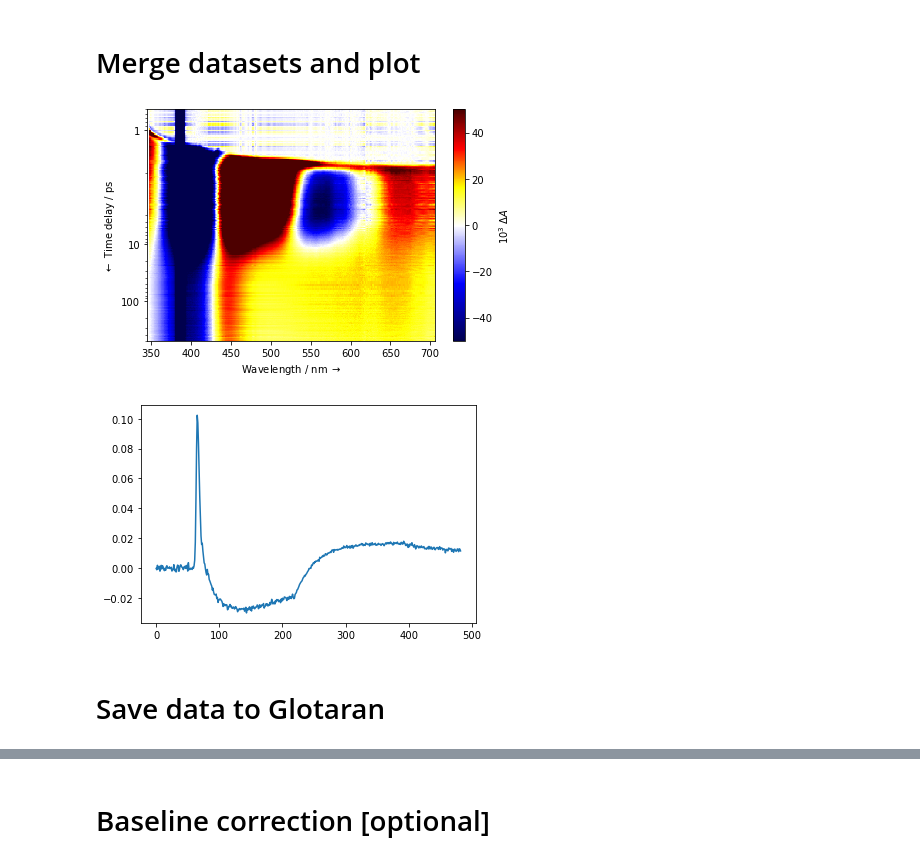
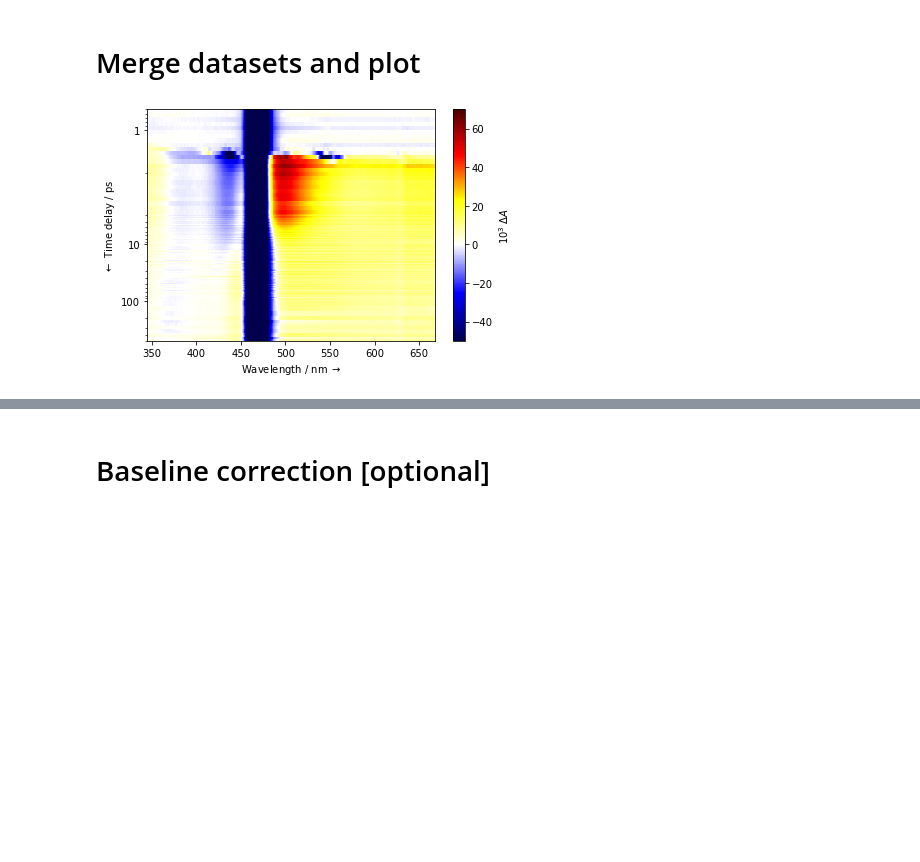
Before and after one commit to dmadea/Jupyter-Tutorials, a Jupyter notebook: Femto + LDM/Data_loader.ipynb, the cells around one changed output, grey strips where cells are left out. Saved outputs shown, nothing was run; the diff lists cells and outputs as text; code cells hidden in the pictures; blank space fills up the shorter version.

```diff
--- a/Femto + LDM/Data_loader.ipynb
+++ b/Femto + LDM/Data_loader.ipynb
@@ -25,11 +44,11 @@ import os
 # _dir = r'C:\Users\dominik\Documents\RealTimeSync\Projects\2020_07_27_FLA_AF'
 # _dir = '.\\2020_07_27_FLA_AF\\ICA - shit subtracted'
 
-_dir = r'C:\Users\Dominik\Documents\MUNI\Organic Photochemistry\RealTimeSync\Projects\2019-Bilirubin project\TS\Femto\2020_01_23 ZE isomer - ICA corr'
+_dir = r'C:\Users\Dominik\Documents\MUNI\Organic Photochemistry\RealTimeSync\Projects\2019-Bilirubin project\TS\Femto\Sadegh\raw data from 2020\470 nm ex\SVD+ICA corr'
 # _dir = r'C:\Users\Dominik\Documents\MUNI\Organic Photochemistry\RealTimeSync\Projects\2019-Bilirubin project\TS\Femto\2020_01_23 ZE isomer'
 
 
-groups = get_groups(_dir, ext='proc?')
+groups = get_groups(_dir, ext='a?')
 # groups = get_groups(_dir)
 
 groups
@@ -64,7 +76,7 @@ data = load_groups(groups, transpose=True, t_axis_mul=1)
 
 # for Z
 g1 = groups
-del g1[:3]
+# del g1[:3]
 # del g1[2][2]
 # del g1[2][-1]
 
@@ -77,7 +89,7 @@ del g1[:3]
 # grps = [[g[0] for g in g1[:6]]] + [[g[0] for g in g1[6:12]]] + [[g[0] for g in g1[12:18]]]
 # data = load_groups(grps, transpose=True)
 
-data = load_groups(g1, transpose=True, t_axis_mul=1)
+data = load_groups(g1, transpose=True, t_axis_mul=1e-3)
 
 
 plot_matrix(data)
@@ -141,8 +153,11 @@ data_avrg = average(data)
 # data_avrg[1, 0].crop(t_lim=(6, None))
 
 # data_avrg[1, 0].D *= 1e-3
-data_avrg[1, 0].crop(w_lim=(348, None))
-data_avrg[1, 0].times /= 1e3
+# data_avrg[1, 0].crop(w_lim=(348, None))
+# data_avrg[1, 0].crop(w_lim=(348, None))
+# data_avrg[1, 0].crop(w_lim=(348, None))
+
+# data_avrg[1, 0].times /= 1e3
 
 plot_matrix(data_avrg)
 # final_data = data_avrg[0, 0]
@@ -172,13 +187,10 @@ array([[ 8.11153952e-07,  2.66020675e-06,  4.49247849e-06, ...,
 # %%
 final_data = merge(data_avrg, average_same=True)
 
-plot_data(final_data, D_mul_factor=1e3, symlog=True, z_lim=(-50, 50), t_lim=(0.5, None), w_lim=(345, None), fig_size=(6, 4),
+plot_data(final_data, D_mul_factor=1e3, symlog=True, z_lim=(-50, 70), t_lim=(0.5, 500), w_lim=(345, None), fig_size=(6, 4),
           cmap='diverging', t_unit='ps', title='', filepath=None, dpi=500, linthresh=3, linscale=2)
 
-plt.plot(final_data.D[:, 200])
-plt.show()
+# plt.plot(final_data.D[:, 200])
+# plt.show()
 # %% [output]
-[figure, old version]
+[figure, new version]
-[figure, removed]
-# %% [markdown]
-# Save data to Glotaran
```
Also changed, not shown: parts of 10 cells of this notebook.
